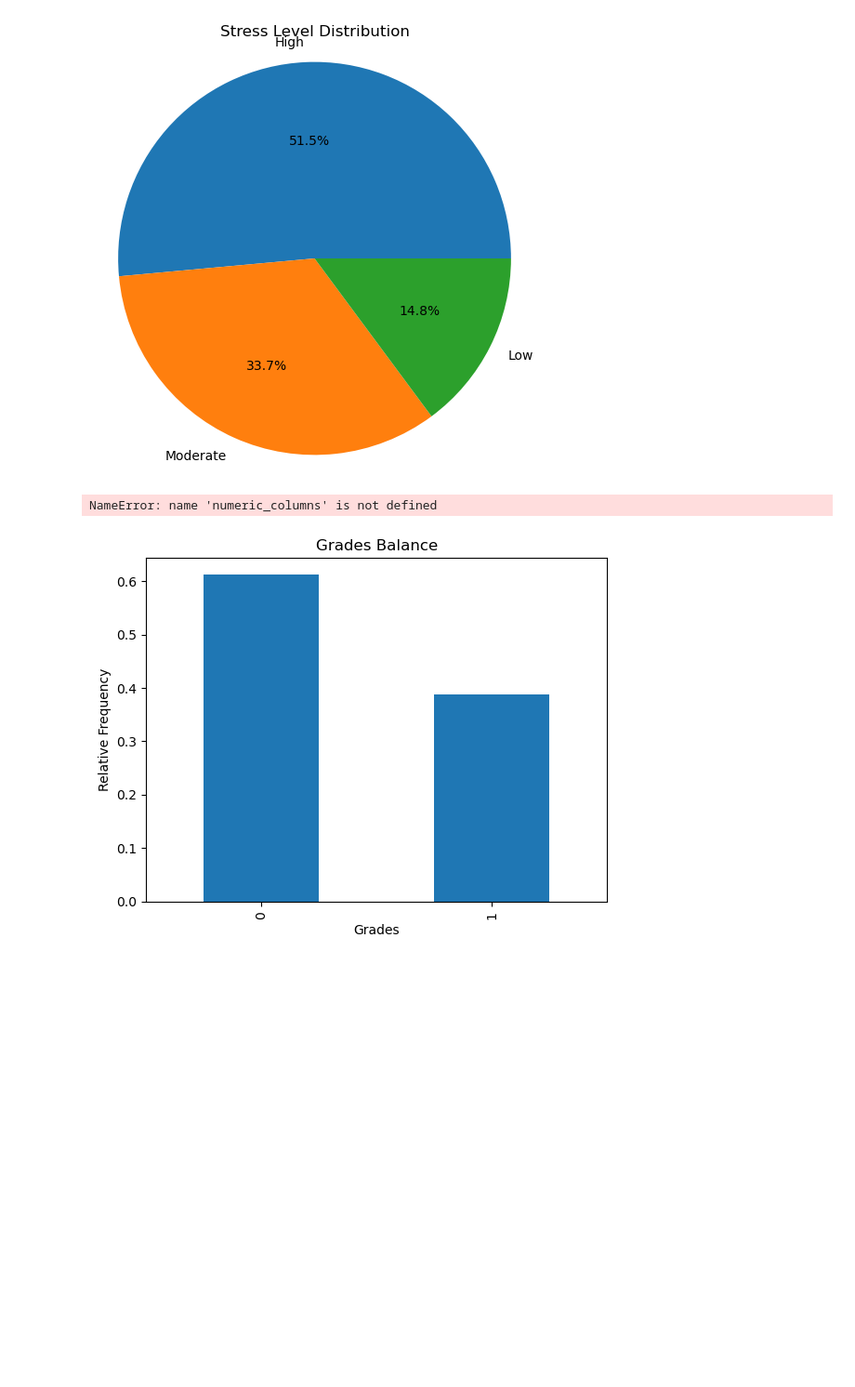
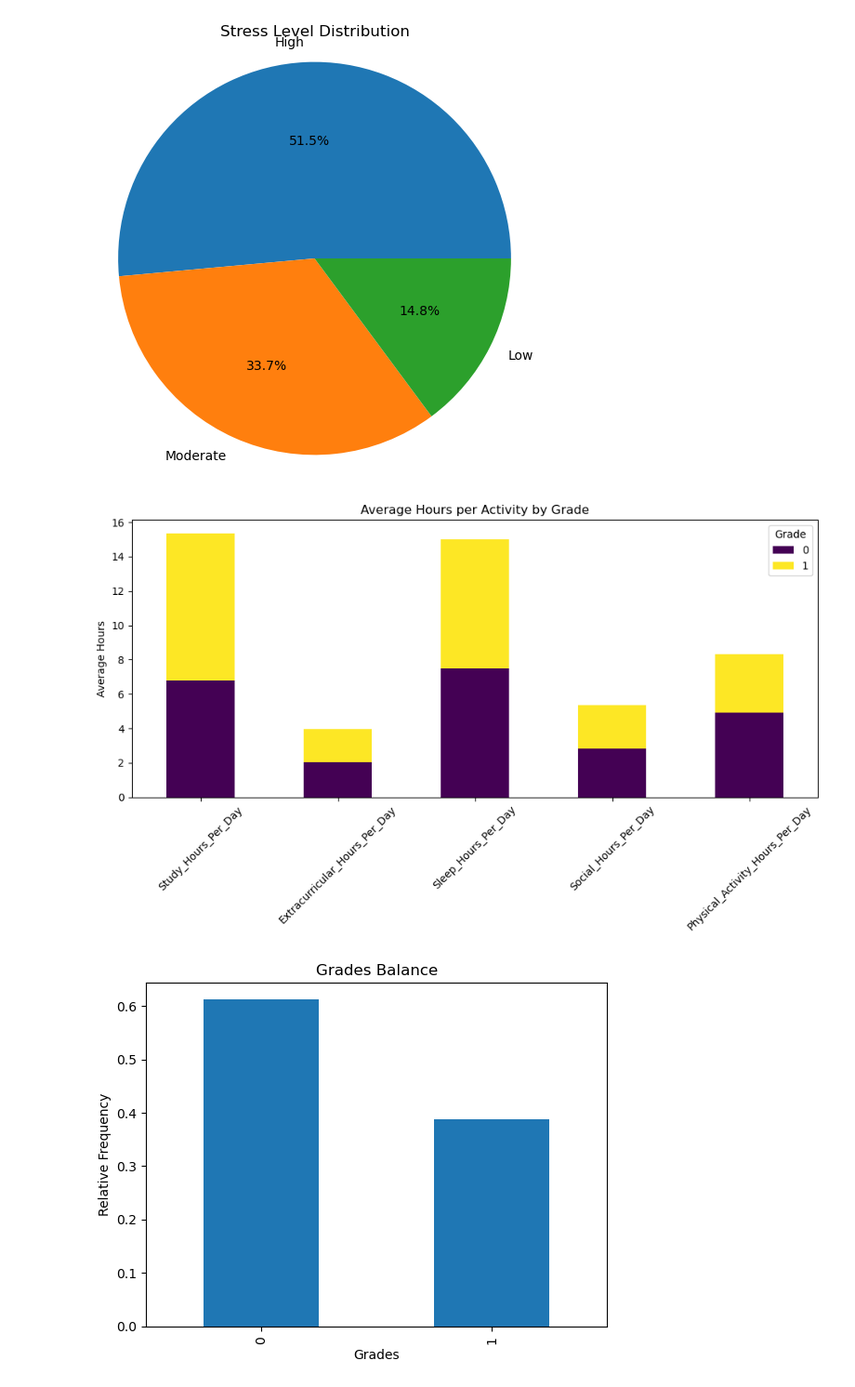
Before and after one commit to Alexpious/Study-Success-Predictor, a Jupyter notebook: StudySuccess Predictor .ipynb, the cells around one changed output. Shown at 93% size. Saved outputs shown, nothing was run; the diff lists cells and outputs as text; code cells hidden in the pictures; blank space fills up the shorter version.

```diff
--- a/StudySuccess Predictor .ipynb
+++ b/StudySuccess Predictor .ipynb
@@ -64,17 +64,24 @@ plt.show()
 # %% [output]
 [figure]
 # %%
+numeric_columns = ['Study_Hours_Per_Day',
+                   'Extracurricular_Hours_Per_Day',
+                   'Sleep_Hours_Per_Day',
+                   'Social_Hours_Per_Day',
+                   'Physical_Activity_Hours_Per_Day']
+
+
 avg_by_grade = df.groupby('Grades')[numeric_columns].mean()
 
 avg_by_grade.T.plot(kind='bar', stacked=True, figsize=(10, 6), colormap='viridis')
 plt.title('Average Hours per Activity by Grade')
 plt.ylabel('Average Hours')
 plt.xticks(rotation=45)
 plt.legend(title='Grade')
 plt.tight_layout()
 plt.show()
 # %% [output]
-NameError: name 'numeric_columns' is not defined
+[figure, added]
 # %%
 df['Grades'].value_counts(normalize=True).plot(kind='bar', xlabel ='Grades', ylabel ='Relative Frequency', title ='Grades Balance');
 # %% [output]
```
